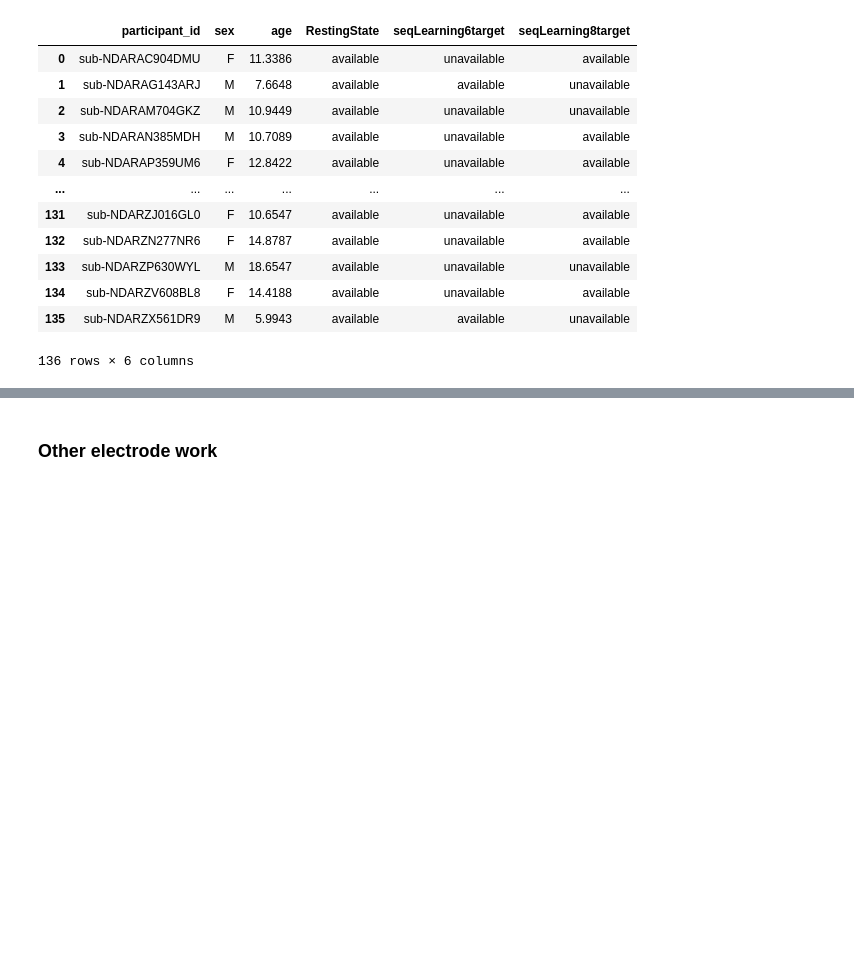
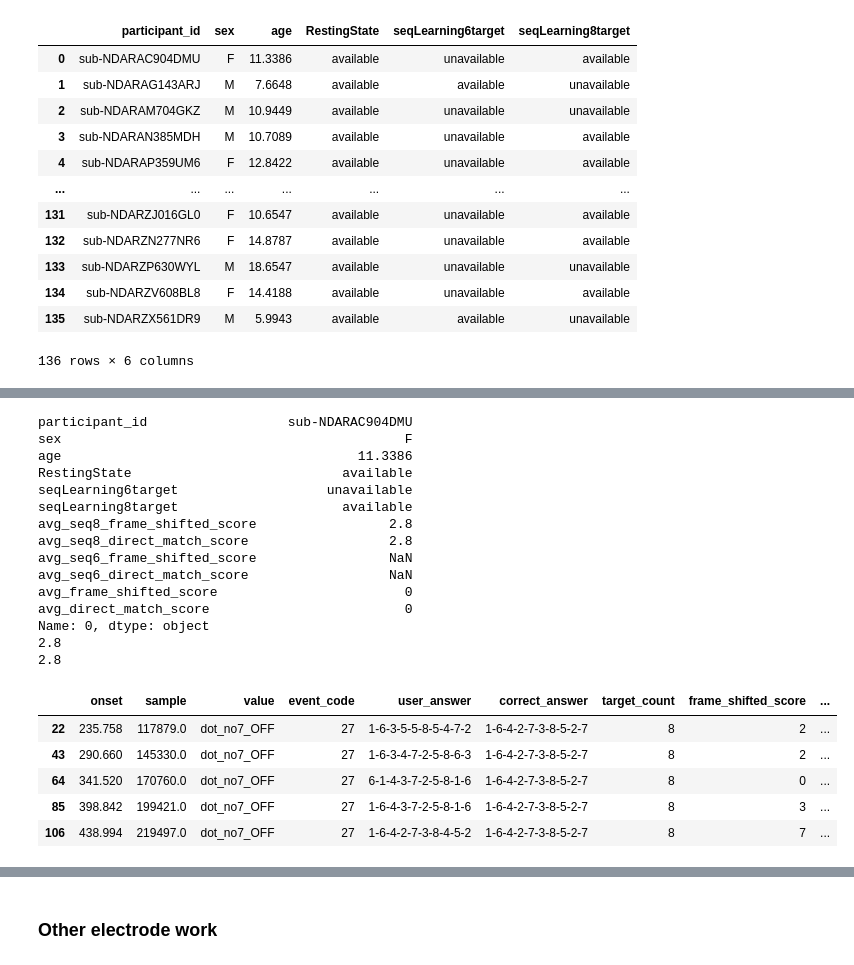
Before and after one commit to jacobshk/EEG_power_rate_analysis, a Jupyter notebook: combined_analysis.ipynb, the cells around one changed output, grey strips where cells are left out. Drawn from its saved outputs; the diff is of its cells as text; code cells hidden in the pictures; blank space fills up the shorter version.

```diff
--- a/combined_analysis.ipynb
+++ b/combined_analysis.ipynb
@@ -1,20 +1,3 @@
 # %% [markdown]
 ### Step 1:
 1) Can we create an excel spreadsheet with columns for age, sex, and each oscillation parameter at baseline (power, event rate for entire baseline files) for the three prominent electrode sites (DLPFC, parietal, temporal)? This will be used to report on age and sex related changes in cortical oscillations independent of behavior scores.
-# %%
-filepath = '/scratch/jsheikh2/ted_temp/ds005505/participants.json'
-import json
-
-import pandas as pd
-
-df = pd.read_json(filepath)
-display(df)
-
-filepath = '/scratch/jsheikh2/ted_temp/ds005505/participants.tsv'
-import csv
-
-import pandas as pd
-
-participants_df = pd.read_csv(filepath, sep='\t')
-
-display(participants_df)
@@ -322,0 +488,41 @@ display(participants_df)
+# %%
+#get average score for both frame shifted and direct match for a given trial, and add
+
+participants_df2['avg_frame_shifted_score'] = 0
+participants_df2['avg_direct_match_score'] = 0
+for idx, row in participants_df2.iterrows():
+    print(row)
+    path = f'/scratch/jsheikh2/ted_temp/ds005505/{row["participant_id"]}/eeg/{row["participant_id"]}_task-seqLearning8target_events.tsv'
+    df = pd.read_csv(path, sep='\t')
+    #rather than filtering by the dot_no_7_OFF feature, jsut drop all nans
+    df = df.drop(["duration"], axis=1)
+    df = df.dropna()
+    df = calculate_frame_shifted_score(df)
+    df = calculate_direct_match_score(df)
+    print(df['frame_shifted_score'].mean(axis=0))
+    print(df['direct_match_score'].mean(axis=0))
+
+    display(df)
+    break
+# %% [output]
+participant_id                  sub-NDARAC904DMU
+sex                                            F
+age                                      11.3386
+RestingState                           available
+seqLearning6target                   unavailable
+seqLearning8target                     available
+avg_seq8_frame_shifted_score                 2.8
+avg_seq8_direct_match_score                  2.8
+avg_seq6_frame_shifted_score                 NaN
+avg_seq6_direct_match_score                  NaN
+avg_frame_shifted_score                        0
+avg_direct_match_score                         0
+Name: 0, dtype: object
+2.8
+2.8
+|  | onset | sample | value | event_code | user_answer | correct_answer | target_count | frame_shifted_score | ... |
+| 22 | 235.758 | 117879.0 | dot_no7_OFF | 27 | 1-6-3-5-5-8-5-4-7-2 | 1-6-4-2-7-3-8-5-2-7 | 8 | 2 | ... |
+| 43 | 290.660 | 145330.0 | dot_no7_OFF | 27 | 1-6-3-4-7-2-5-8-6-3 | 1-6-4-2-7-3-8-5-2-7 | 8 | 2 | ... |
+| 64 | 341.520 | 170760.0 | dot_no7_OFF | 27 | 6-1-4-3-7-2-5-8-1-6 | 1-6-4-2-7-3-8-5-2-7 | 8 | 0 | ... |
+| 85 | 398.842 | 199421.0 | dot_no7_OFF | 27 | 1-6-4-3-7-2-5-8-1-6 | 1-6-4-2-7-3-8-5-2-7 | 8 | 3 | ... |
+| 106 | 438.994 | 219497.0 | dot_no7_OFF | 27 | 1-6-4-2-7-3-8-4-5-2 | 1-6-4-2-7-3-8-5-2-7 | 8 | 7 | ... |
```
Also changed, not shown: parts of 9 cells of this notebook, 5 other files.
